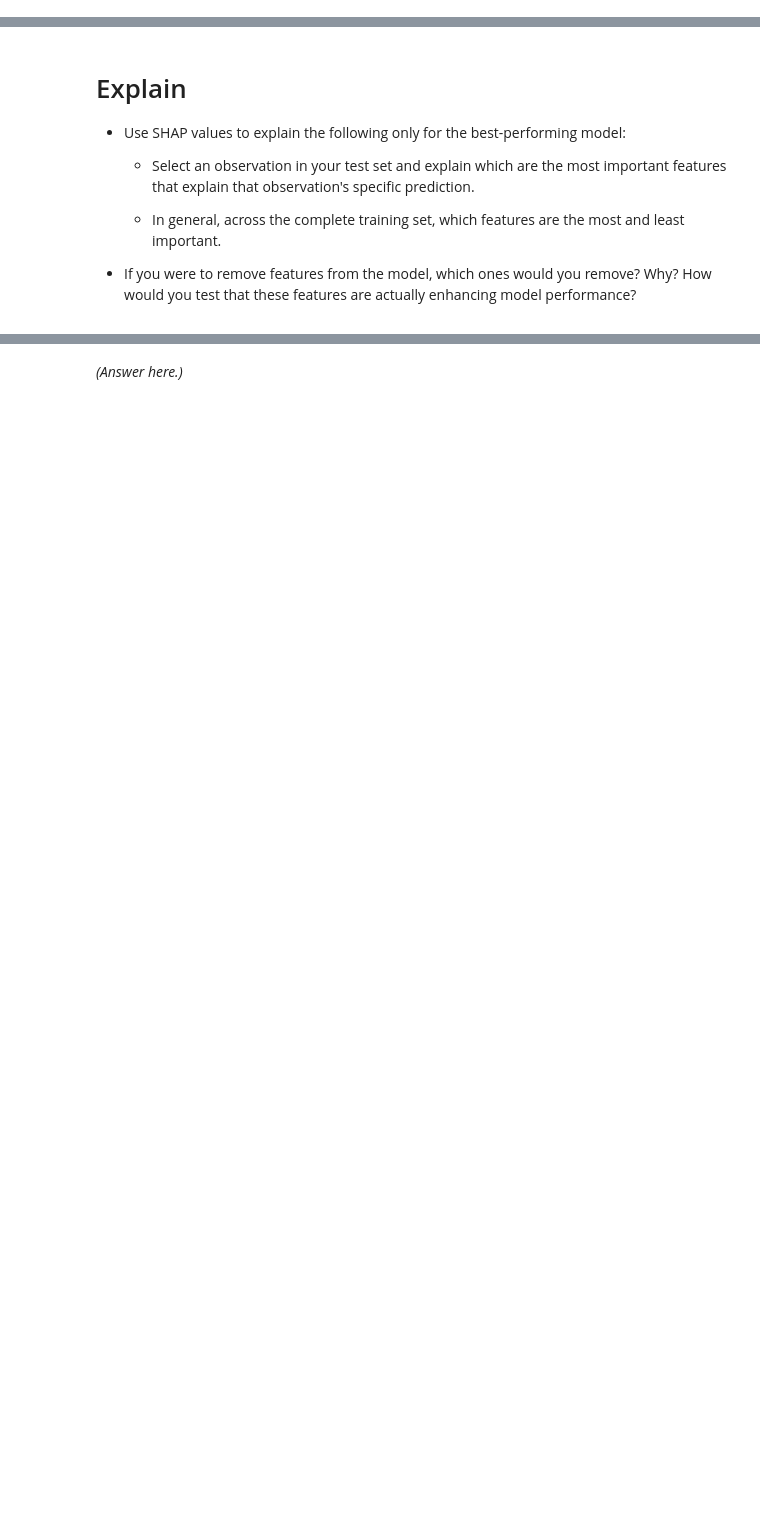
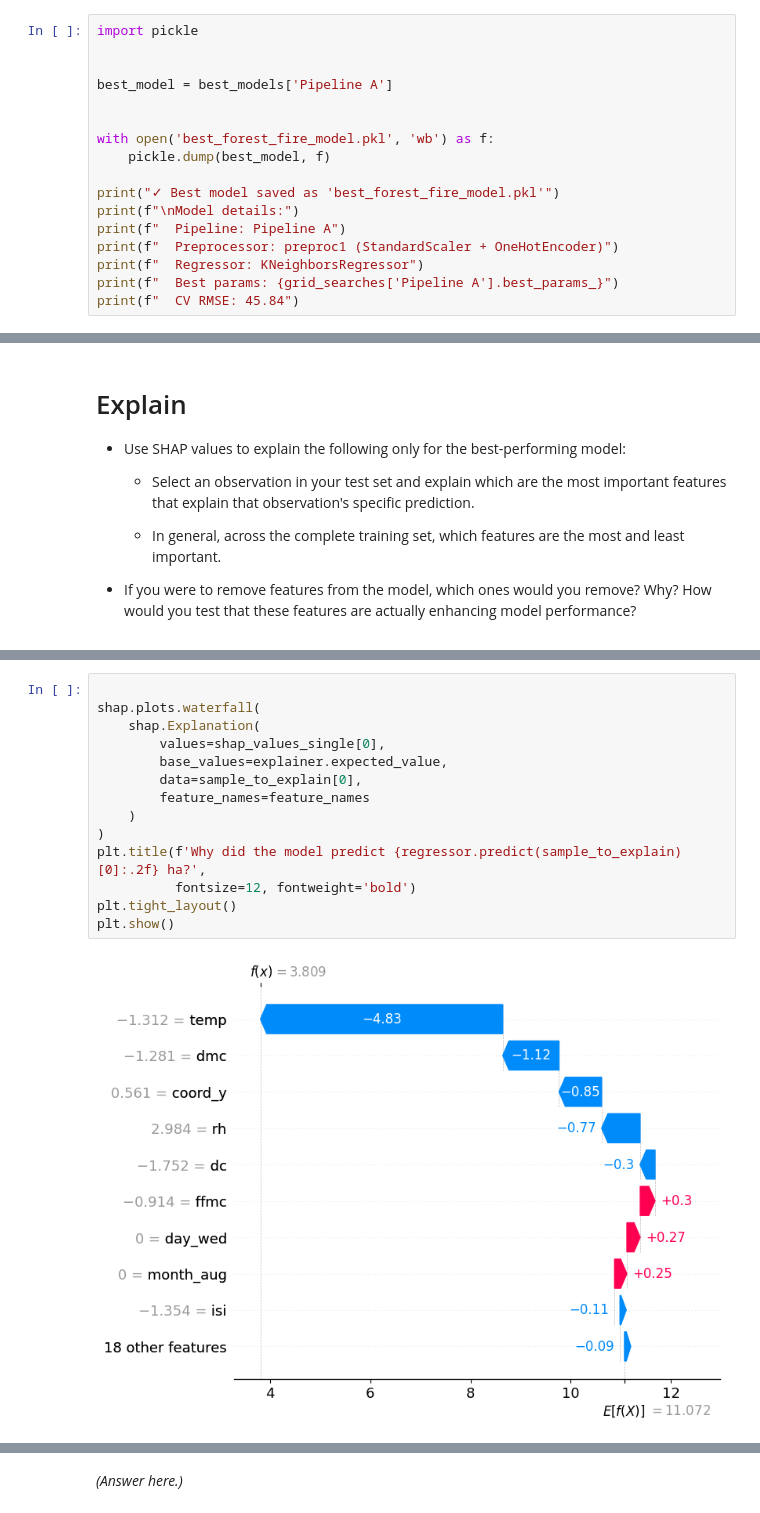
Before and after one commit to parabeljeu8/production, a Jupyter notebook: 02_activities/assignments/assignment_2.ipynb, the cells around one changed output, grey strips where cells are left out. Cells and saved outputs as stored; diff of their text form; blank space fills up the shorter version.

```diff
--- a/02_activities/assignments/assignment_2.ipynb
+++ b/02_activities/assignments/assignment_2.ipynb
@@ -163,3 +652,20 @@ Create a [model pipeline](https://scikit-learn.org/stable/modules/generated/skle
 # Export
 
 + Save the best performing model to a pickle file.
+# %%
+import pickle
+
+
+best_model = best_models['Pipeline A']
+
+
+with open('best_forest_fire_model.pkl', 'wb') as f:
+    pickle.dump(best_model, f)
+
+print("✓ Best model saved as 'best_forest_fire_model.pkl'")
+print(f"\nModel details:")
+print(f"  Pipeline: Pipeline A")
+print(f"  Preprocessor: preproc1 (StandardScaler + OneHotEncoder)")
+print(f"  Regressor: KNeighborsRegressor")
+print(f"  Best params: {grid_searches['Pipeline A'].best_params_}")
+print(f"  CV RMSE: 45.84")
@@ -175,0 +770,16 @@ Create a [model pipeline](https://scikit-learn.org/stable/modules/generated/skle
+# %%
+
+shap.plots.waterfall(
+    shap.Explanation(
+        values=shap_values_single[0],
+        base_values=explainer.expected_value,
+        data=sample_to_explain[0],
+        feature_names=feature_names
+    )
+)
+plt.title(f'Why did the model predict {regressor.predict(sample_to_explain)[0]:.2f} ha?',
+          fontsize=12, fontweight='bold')
+plt.tight_layout()
+plt.show()
+# %% [output]
+[figure, added]
```
Also changed, not shown: parts of 27 cells of this notebook.
